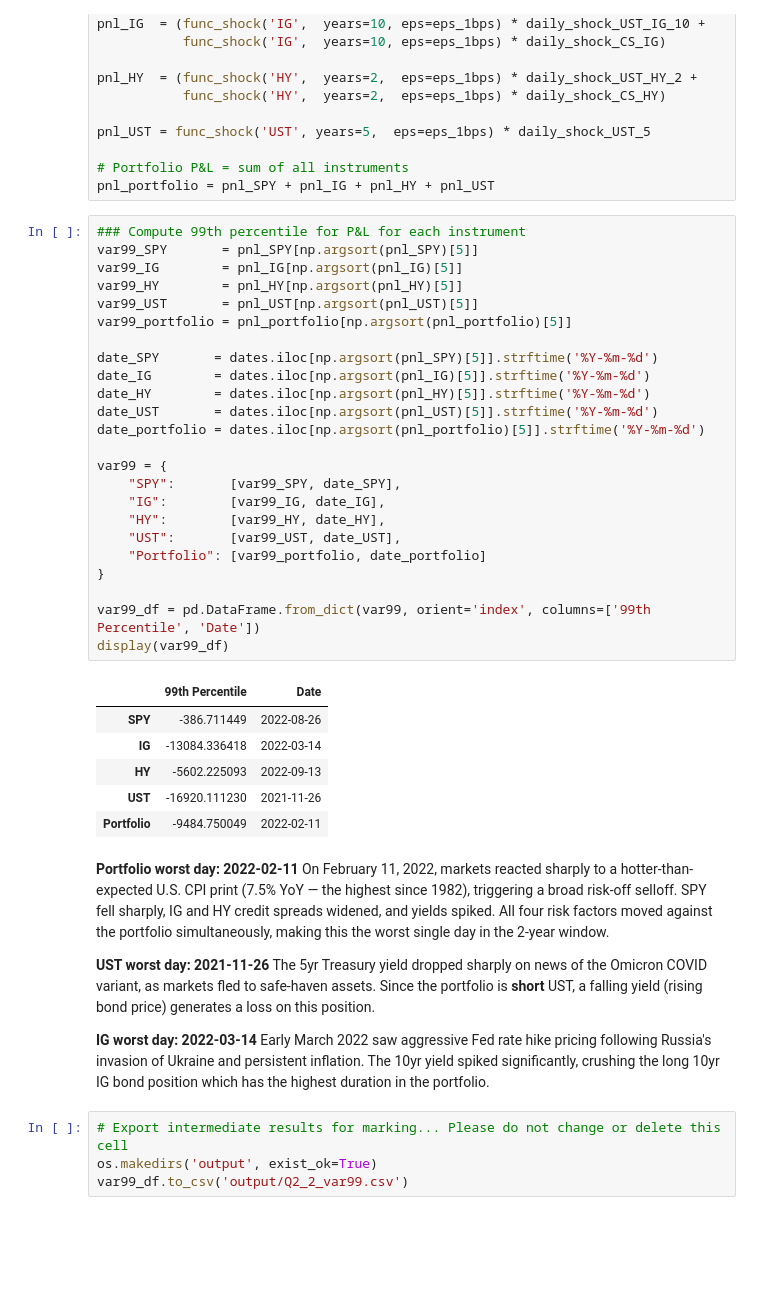
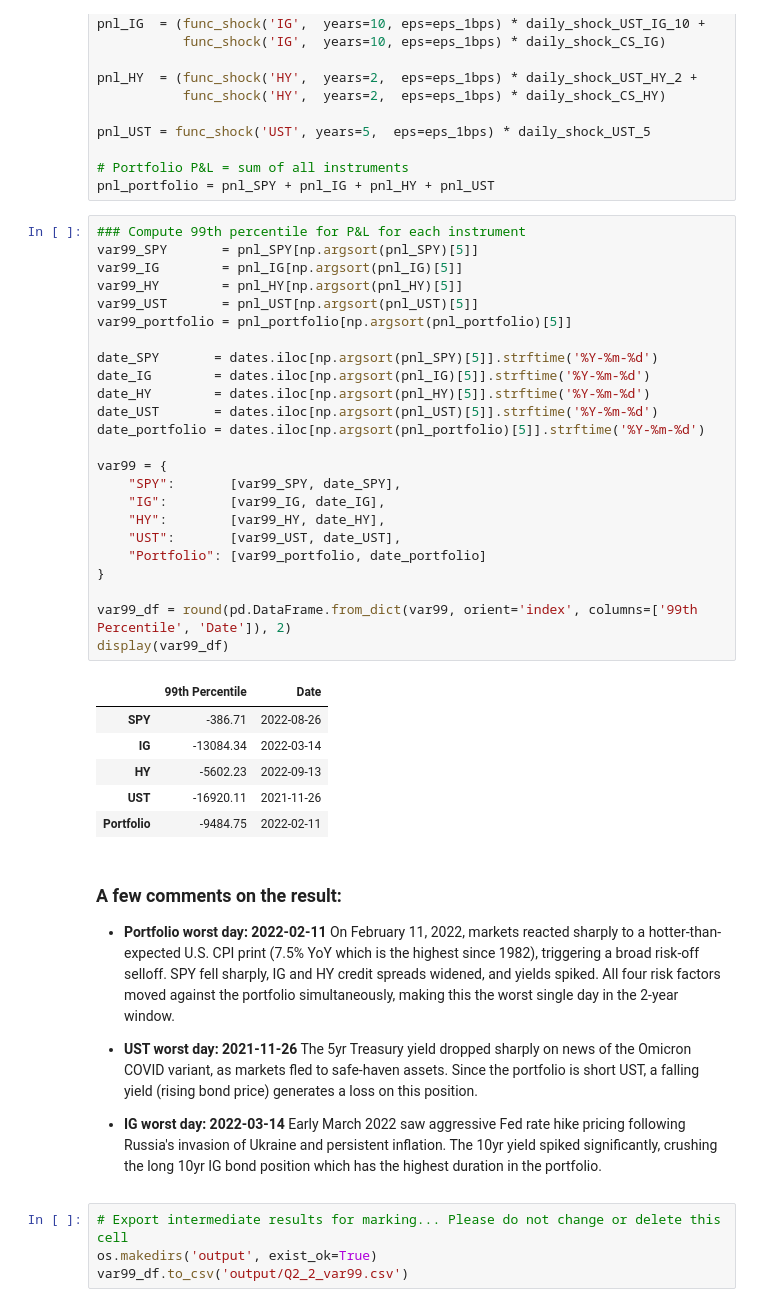
Before and after one commit to Thismv/Market-Risk-VaR-ES-Stress-Test, a Jupyter notebook: MR_starter.ipynb, the cells around one changed output. Drawn from its saved outputs; the diff is of its cells as text; blank space fills up the shorter version.

```diff
--- a/MR_starter.ipynb
+++ b/MR_starter.ipynb
@@ -416,48 +412,50 @@ pnl_portfolio = pnl_SPY + pnl_IG + pnl_HY + pnl_UST
 # %%
 ### Compute 99th percentile for P&L for each instrument
 var99_SPY       = pnl_SPY[np.argsort(pnl_SPY)[5]]
 var99_IG        = pnl_IG[np.argsort(pnl_IG)[5]]
 var99_HY        = pnl_HY[np.argsort(pnl_HY)[5]]
 var99_UST       = pnl_UST[np.argsort(pnl_UST)[5]]
 var99_portfolio = pnl_portfolio[np.argsort(pnl_portfolio)[5]]
 
 date_SPY       = dates.iloc[np.argsort(pnl_SPY)[5]].strftime('%Y-%m-%d')
 date_IG        = dates.iloc[np.argsort(pnl_IG)[5]].strftime('%Y-%m-%d')
 date_HY        = dates.iloc[np.argsort(pnl_HY)[5]].strftime('%Y-%m-%d')
 date_UST       = dates.iloc[np.argsort(pnl_UST)[5]].strftime('%Y-%m-%d')
 date_portfolio = dates.iloc[np.argsort(pnl_portfolio)[5]].strftime('%Y-%m-%d')
 
 var99 = {
     "SPY":       [var99_SPY, date_SPY],
     "IG":        [var99_IG, date_IG],
     "HY":        [var99_HY, date_HY],
     "UST":       [var99_UST, date_UST],
     "Portfolio": [var99_portfolio, date_portfolio]
 }
 
-var99_df = pd.DataFrame.from_dict(var99, orient='index', columns=['99th Percentile', 'Date'])
+var99_df = round(pd.DataFrame.from_dict(var99, orient='index', columns=['99th Percentile', 'Date']), 2)
 display(var99_df)
 # %% [output]
 |  | 99th Percentile | Date |
-| SPY | -386.711449 | 2022-08-26 |
-| IG | -13084.336418 | 2022-03-14 |
-| HY | -5602.225093 | 2022-09-13 |
-| UST | -16920.111230 | 2021-11-26 |
-| Portfolio | -9484.750049 | 2022-02-11 |
+| SPY | -386.71 | 2022-08-26 |
+| IG | -13084.34 | 2022-03-14 |
+| HY | -5602.23 | 2022-09-13 |
+| UST | -16920.11 | 2021-11-26 |
+| Portfolio | -9484.75 | 2022-02-11 |
 # %% [markdown]
-**Portfolio worst day: 2022-02-11**
+### A few comments on the result:
+
+- **Portfolio worst day: 2022-02-11**
 On February 11, 2022, markets reacted sharply to a hotter-than-expected
-U.S. CPI print (7.5% YoY — the highest since 1982), triggering a broad
+U.S. CPI print (7.5% YoY which is the highest since 1982), triggering a broad
 risk-off selloff. SPY fell sharply, IG and HY credit spreads widened,
 and yields spiked. All four risk factors moved against the portfolio
 simultaneously, making this the worst single day in the 2-year window.
 
-**UST worst day: 2021-11-26**
+- **UST worst day: 2021-11-26**
 The 5yr Treasury yield dropped sharply on news of the Omicron COVID variant,
-as markets fled to safe-haven assets. Since the portfolio is **short** UST,
+as markets fled to safe-haven assets. Since the portfolio is short UST,
 a falling yield (rising bond price) generates a loss on this position.
 
-**IG worst day: 2022-03-14**
+- **IG worst day: 2022-03-14**
 Early March 2022 saw aggressive Fed rate hike pricing following Russia's
 invasion of Ukraine and persistent inflation. The 10yr yield spiked
 significantly, crushing the long 10yr IG bond position which has the
```
Also changed, not shown: parts of 13 cells of this notebook, 2 other files.
